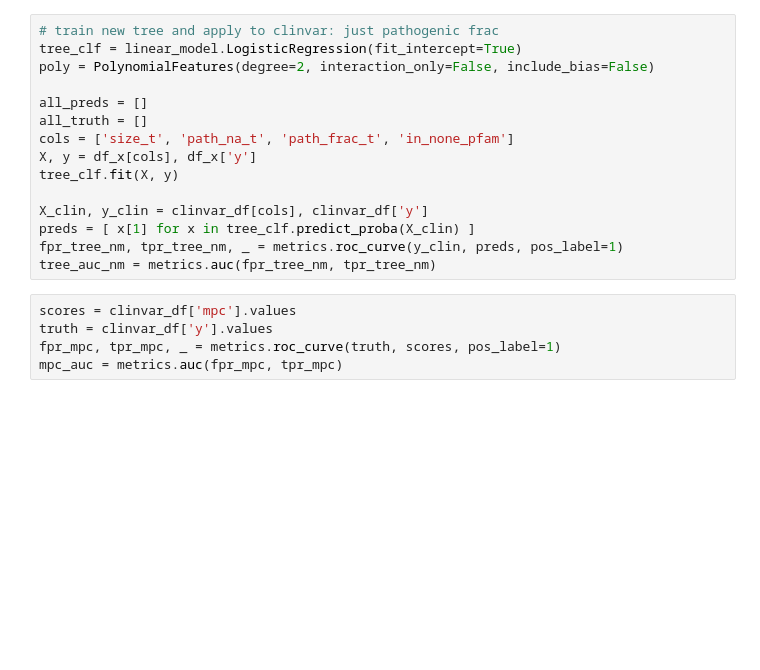
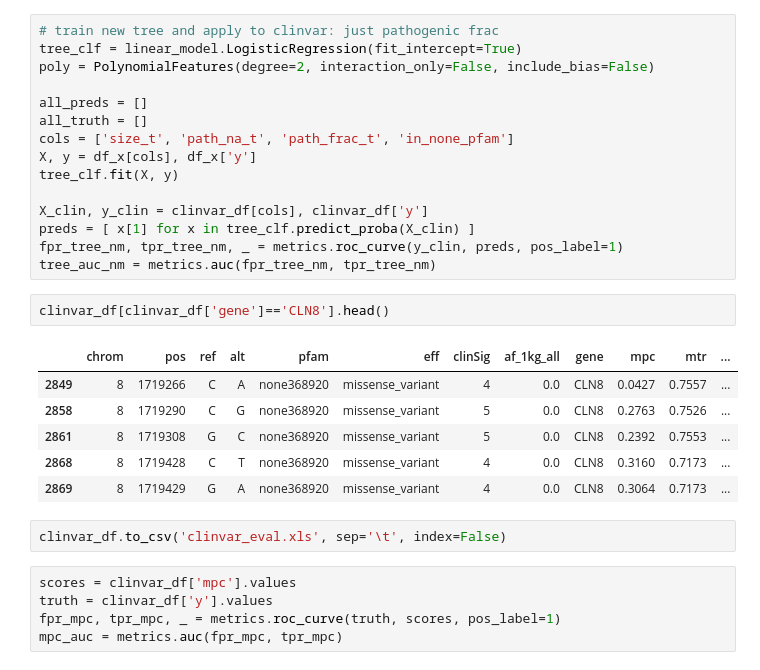
Before and after one commit to samesense/pathopredictor, a Jupyter notebook: notebooks/predict-for-missense-clinvar-union_features-regression.ipynb, the cells around one changed output. Cells and saved outputs as stored; diff of their text form; blank space fills up the shorter version.

```diff
--- a/notebooks/predict-for-missense-clinvar-union_features-regression.ipynb
+++ b/notebooks/predict-for-missense-clinvar-union_features-regression.ipynb
@@ -183,6 +183,17 @@ X_clin, y_clin = clinvar_df[cols], clinvar_df['y']
 preds = [ x[1] for x in tree_clf.predict_proba(X_clin) ]
 fpr_tree_nm, tpr_tree_nm, _ = metrics.roc_curve(y_clin, preds, pos_label=1)
 tree_auc_nm = metrics.auc(fpr_tree_nm, tpr_tree_nm)
+# %%
+clinvar_df[clinvar_df['gene']=='CLN8'].head()
+# %% [output]
+|  | chrom | pos | ref | alt | pfam | eff | clinSig | af_1kg_all | gene | mpc | mtr | ... |
+| 2849 | 8 | 1719266 | C | A | none368920 | missense_variant | 4 | 0.0 | CLN8 | 0.0427 | 0.7557 | ... |
+| 2858 | 8 | 1719290 | C | G | none368920 | missense_variant | 5 | 0.0 | CLN8 | 0.2763 | 0.7526 | ... |
+| 2861 | 8 | 1719308 | G | C | none368920 | missense_variant | 5 | 0.0 | CLN8 | 0.2392 | 0.7553 | ... |
+| 2868 | 8 | 1719428 | C | T | none368920 | missense_variant | 4 | 0.0 | CLN8 | 0.3160 | 0.7173 | ... |
+| 2869 | 8 | 1719429 | G | A | none368920 | missense_variant | 4 | 0.0 | CLN8 | 0.3064 | 0.7173 | ... |
+# %%
+clinvar_df.to_csv('clinvar_eval.xls', sep='\t', index=False)
 # %%
 scores = clinvar_df['mpc'].values
 truth = clinvar_df['y'].values
```
Also changed, not shown: 4 other files.
